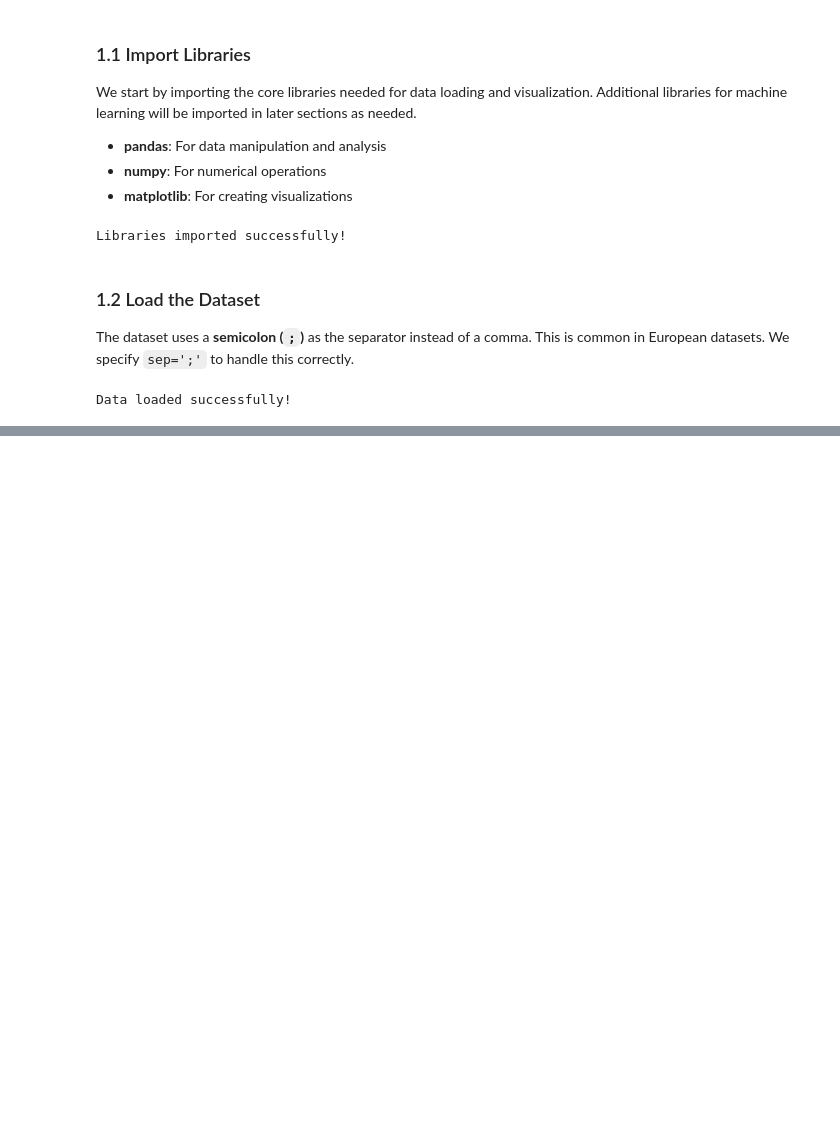
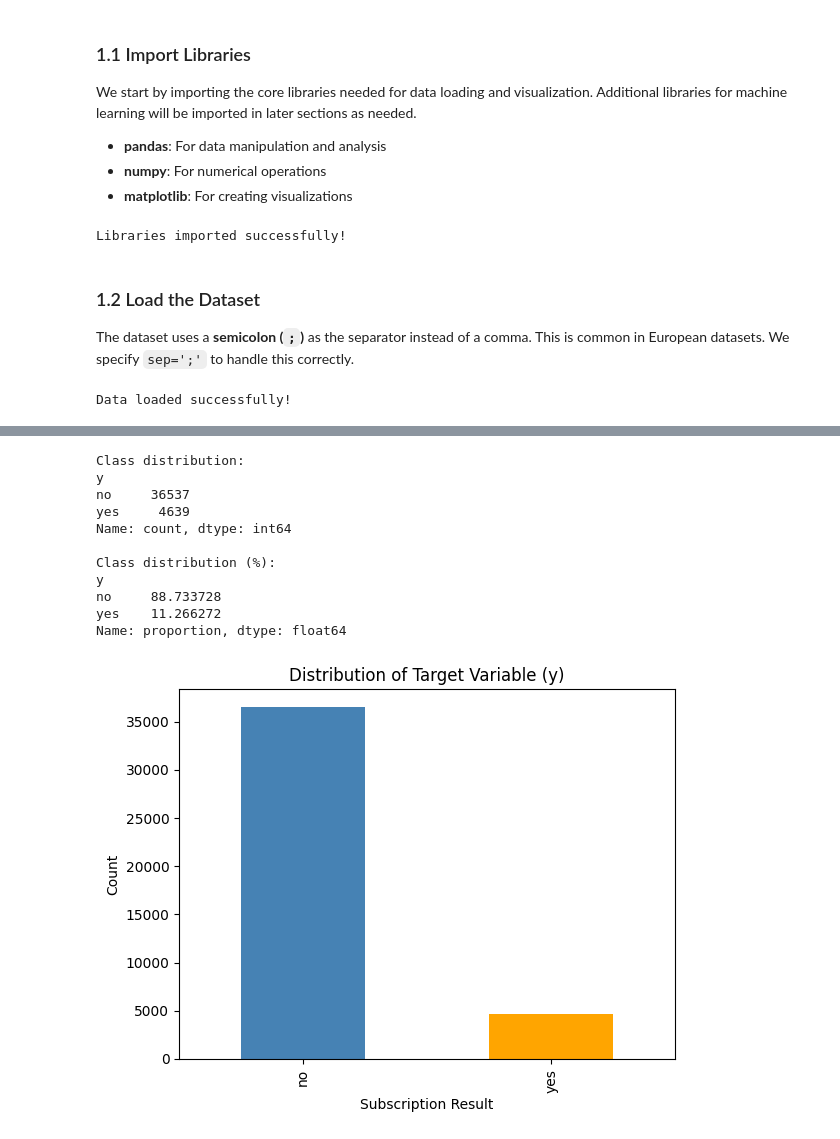
Before and after one commit to alirezasamea/data-analytics-portfolio, a Jupyter notebook: Python/Bank Marketing Classification/bank_marketing_classification.ipynb, the cells around one changed output, grey strips where cells are left out. Saved outputs shown, nothing was run; the diff lists cells and outputs as text; code cells hidden in the pictures; blank space fills up the shorter version.

```diff
--- a/Python/Bank Marketing Classification/bank_marketing_classification.ipynb
+++ b/Python/Bank Marketing Classification/bank_marketing_classification.ipynb
@@ -68,0 +138,5 @@ Data loaded successfully!
+# %%
+print("\nNumber of duplicate rows before dropping:", df.duplicated().sum())
+df = df.drop_duplicates()
+print("Number of duplicate rows after dropping:", df.duplicated().sum())
+print("New shape:", df.shape)
@@ -68,0 +149,3 @@ Data loaded successfully!
+# %%
+df.drop('duration', axis=1, inplace=True)
+print("Column 'duration' dropped successfully!")
@@ -68,0 +161,24 @@ Data loaded successfully!
+# %%
+print("Class distribution:")
+print(df['y'].value_counts())
+print("\nClass distribution (%):")
+print(df['y'].value_counts(normalize=True)*100)
+
+df['y'].value_counts().plot(kind='bar', color=['steelblue', 'orange'])
+plt.title('Distribution of Target Variable (y)')
+plt.xlabel('Subscription Result')
+plt.ylabel('Count')
+plt.show()
+# %% [output]
+Class distribution:
+y
+no     36537
+yes     4639
+Name: count, dtype: int64
+
+Class distribution (%):
+y
+no     88.733728
+yes    11.266272
+Name: proportion, dtype: float64
+[figure, added]
```
Also changed, not shown: parts of 33 cells of this notebook.
